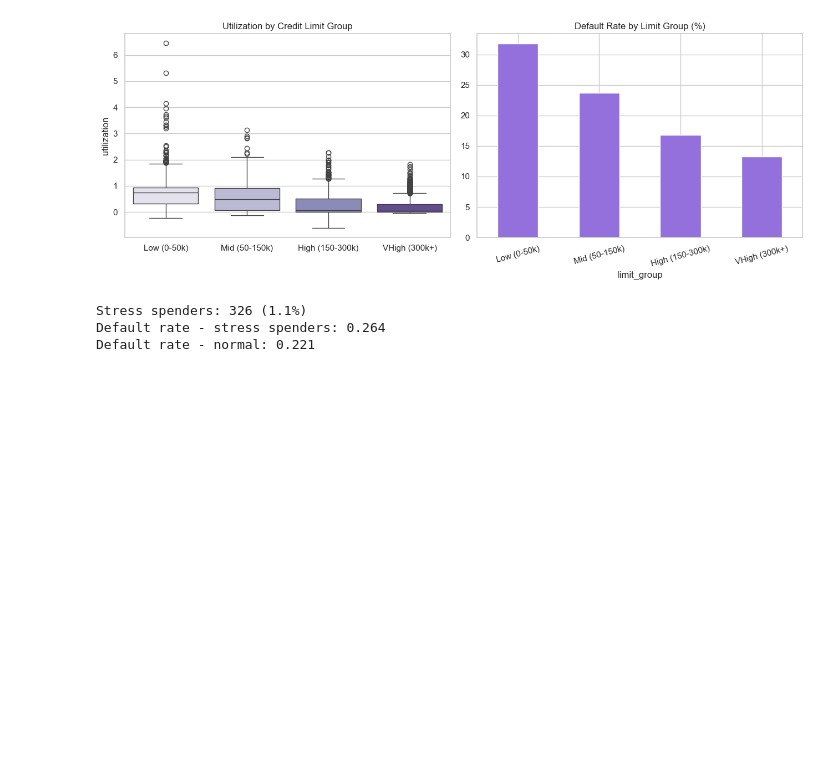
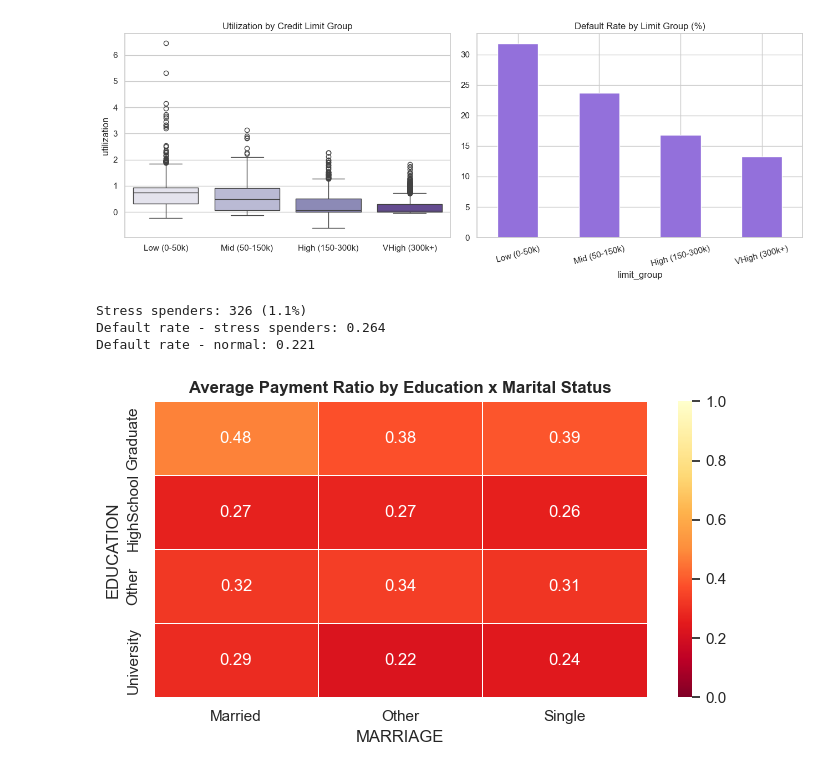
Before and after one commit to KaarthikSekar/CreditCardDetection, a Jupyter notebook: code.ipynb, the cells around one changed output. Cells and saved outputs as stored; diff of their text form; code cells hidden in the pictures; blank space fills up the shorter version.

Commit message:
Day 4: deep insights, heatmap, trajectory, ANOVA complete

```diff
--- a/code.ipynb
+++ b/code.ipynb
@@ -209,3 +209,18 @@ print("Default rate - normal:", df[~df["stress_spender"]]["default"].mean().roun
 Stress spenders: 326 (1.1%)
 Default rate - stress spenders: 0.264
 Default rate - normal: 0.221
+# %%
+pt = df.pivot_table(
+    values="payment_ratio", index="EDUCATION", columns="MARRIAGE", aggfunc="mean"
+)
+
+fig, ax = plt.subplots(figsize=(7, 4))
+sns.heatmap(
+    pt, annot=True, fmt=".2f", cmap="YlOrRd_r", linewidths=0.5, ax=ax, vmin=0, vmax=1
+)
+ax.set_title("Average Payment Ratio by Education x Marital Status", fontweight="bold")
+plt.tight_layout()
+plt.savefig("03_payment_heatmap.png", dpi=150)
+plt.show()
+# %% [output]
+[figure, added]
```
Also changed, not shown: parts of 2 cells of this notebook, 3 other files.
